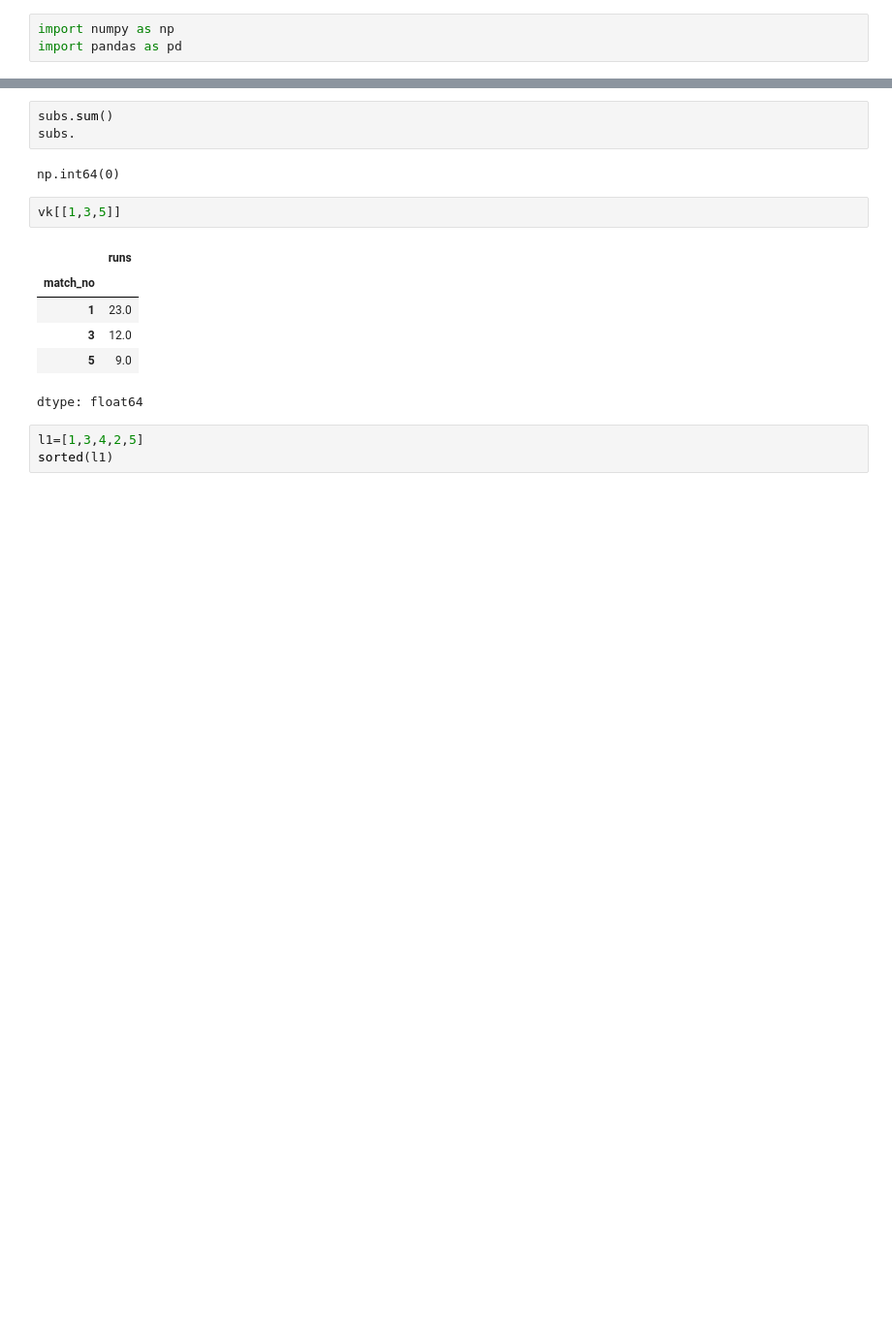
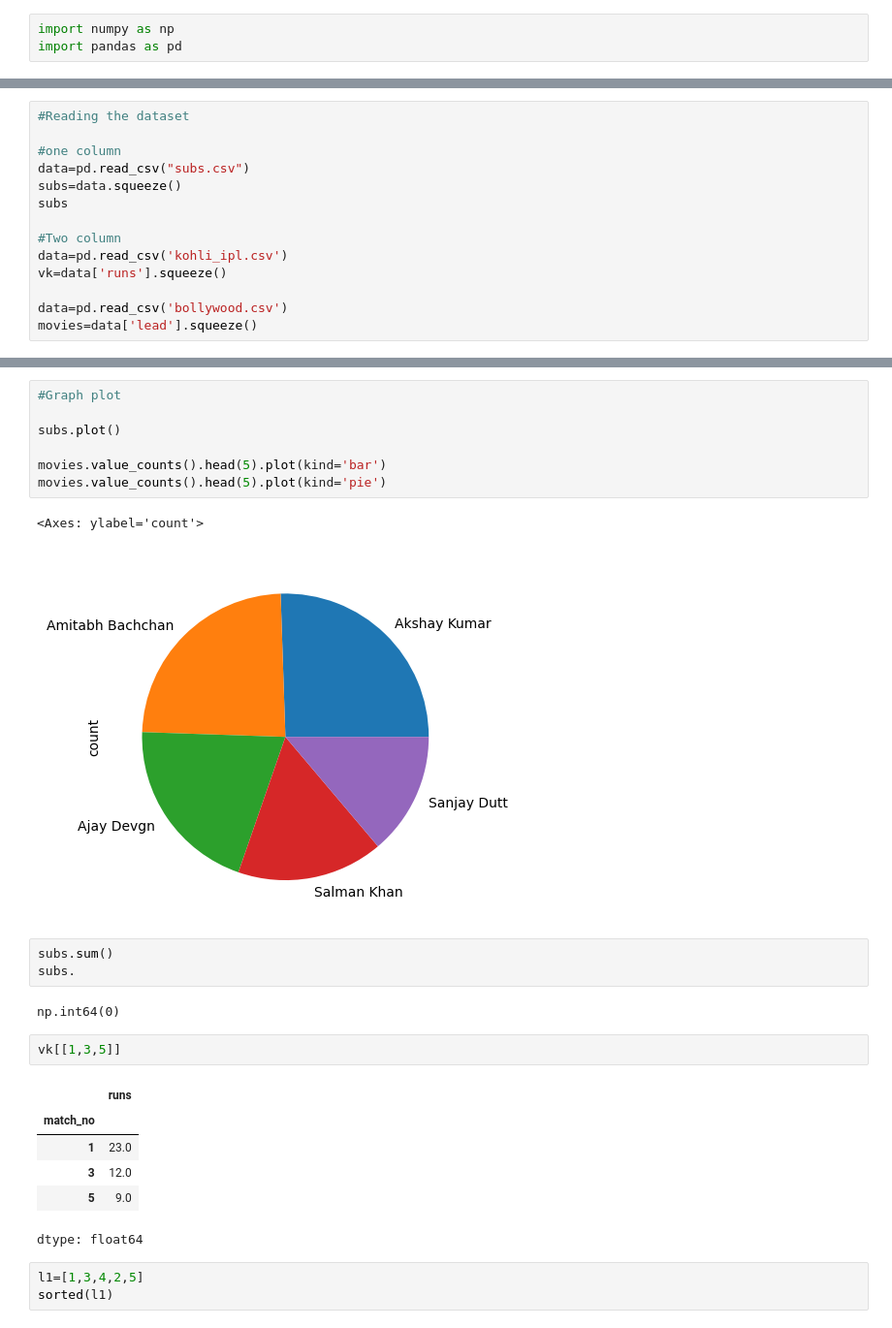
Before and after one commit to boradenihal15-beep/Python-libraries, a Jupyter notebook: Pandas/Pandas.ipynb, the cells around one changed output, grey strips where cells are left out. Shown at 97% size. Drawn from its saved outputs; the diff is of its cells as text; blank space fills up the shorter version.

```diff
--- a/Pandas/Pandas.ipynb
+++ b/Pandas/Pandas.ipynb
@@ -28,0 +97,14 @@ subs=pd.Series(data['Subscribers gained'])
+# %%
+#Reading the dataset
+
+#one column
+data=pd.read_csv("subs.csv")
+subs=data.squeeze()
+subs
+
+#Two column
+data=pd.read_csv('kohli_ipl.csv')
+vk=data['runs'].squeeze()
+
+data=pd.read_csv('bollywood.csv')
+movies=data['lead'].squeeze()
@@ -101,3 +359,13 @@ np.int64(215)
+# %%
+#Graph plot
+
+subs.plot()
+
+movies.value_counts().head(5).plot(kind='bar')
+movies.value_counts().head(5).plot(kind='pie')
+# %% [output]
+<Axes: ylabel='count'>
+[figure, added]
 # %%
 subs.sum()
 subs.
```
Also changed, not shown: parts of 33 cells of this notebook.
